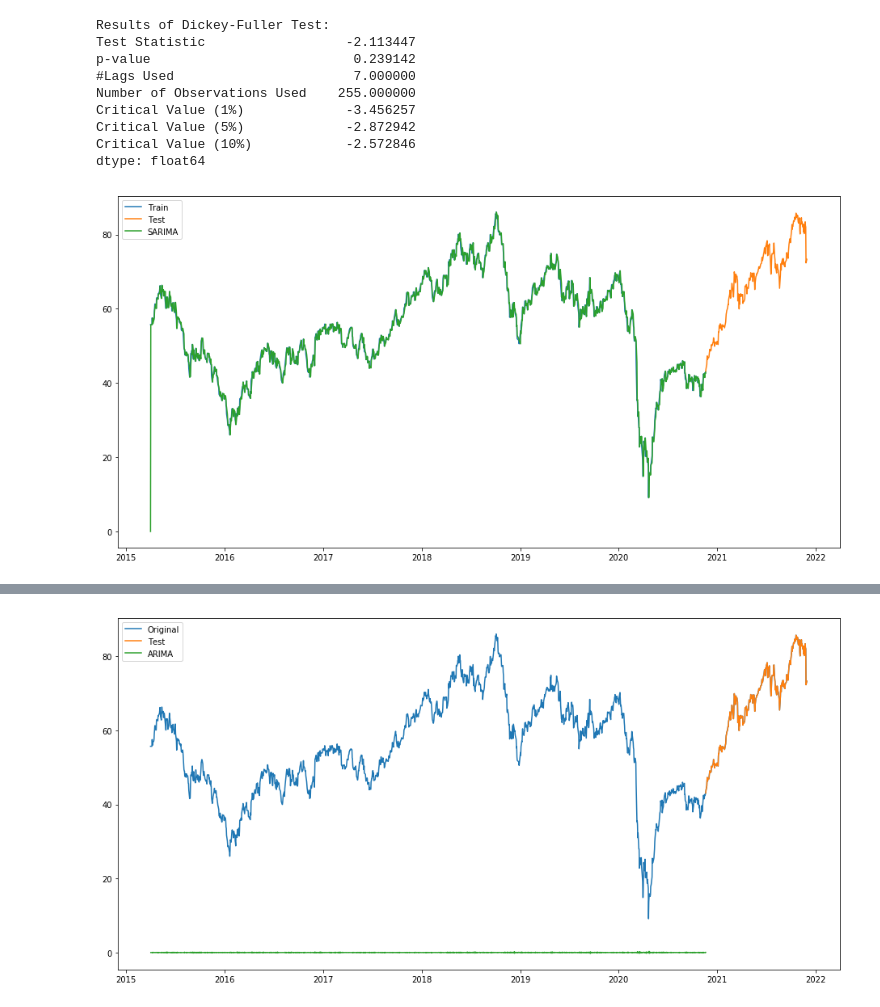
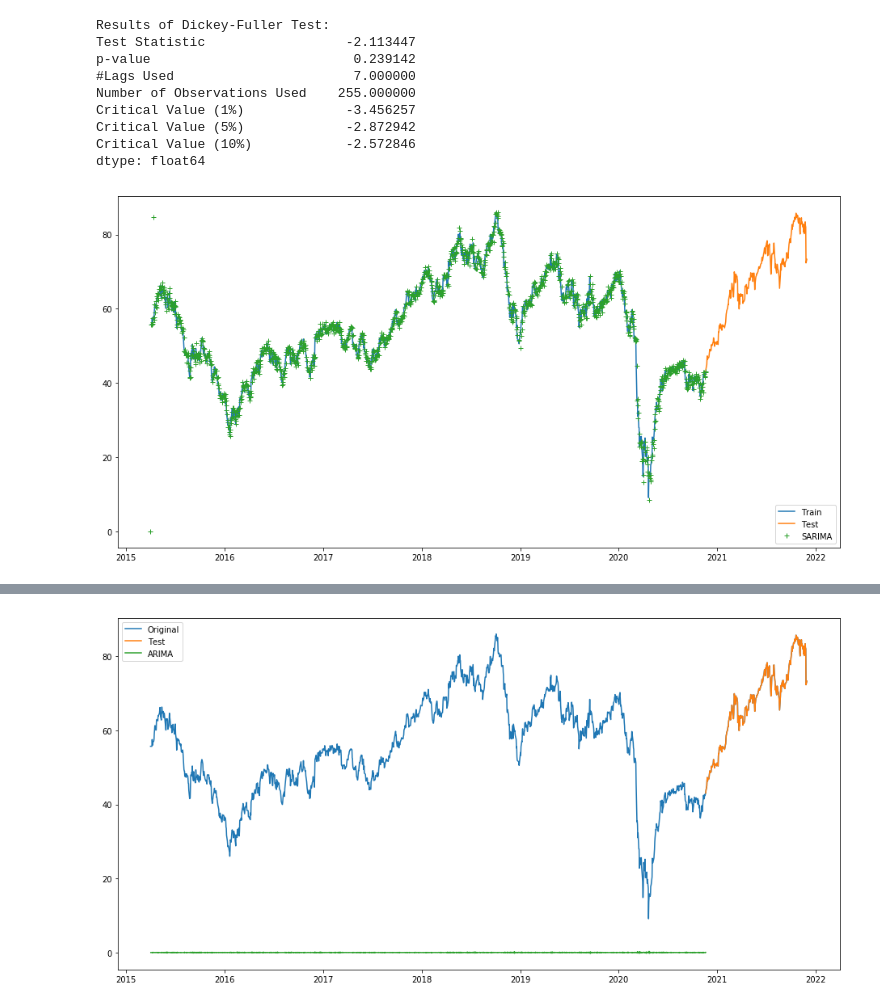
Before and after one commit to Sagarlatake/Crude_Oil_Price_Forecasting, a Jupyter notebook: Crude Oil Price Forecasting.ipynb, the cells around one changed output, grey strips where cells are left out. Cells and saved outputs as stored; diff of their text form; code cells hidden in the pictures.

```diff
--- a/Crude Oil Price Forecasting.ipynb
+++ b/Crude Oil Price Forecasting.ipynb
@@ -737,13 +737,13 @@ Critical Value (10%)            -2.572846
 dtype: float64
 # %%
 y_hat_avg = test.copy()
-fit1 = sm.tsa.statespace.SARIMAX(train).fit()
+fit1 = sm.tsa.statespace.SARIMAX(train,order=(1, 1, 1),seasonal_order=(1,1,1,7),trend='ct').fit()
 y_hat_avg['SARIMA'] = fit1.predict()
 plt.figure(figsize=(16,8))
 plt.plot( train, label='Train')
 plt.plot(test, label='Test')
-plt.plot(y_hat_avg['SARIMA'], label='SARIMA')
+plt.plot(y_hat_avg['SARIMA'],"+", label='SARIMA')
 plt.legend(loc='best')
 plt.show()
 # %% [output]
-[figure, old version]
+[figure, new version]
```
Also changed, not shown: parts of 5 cells of this notebook, 5 other files.
